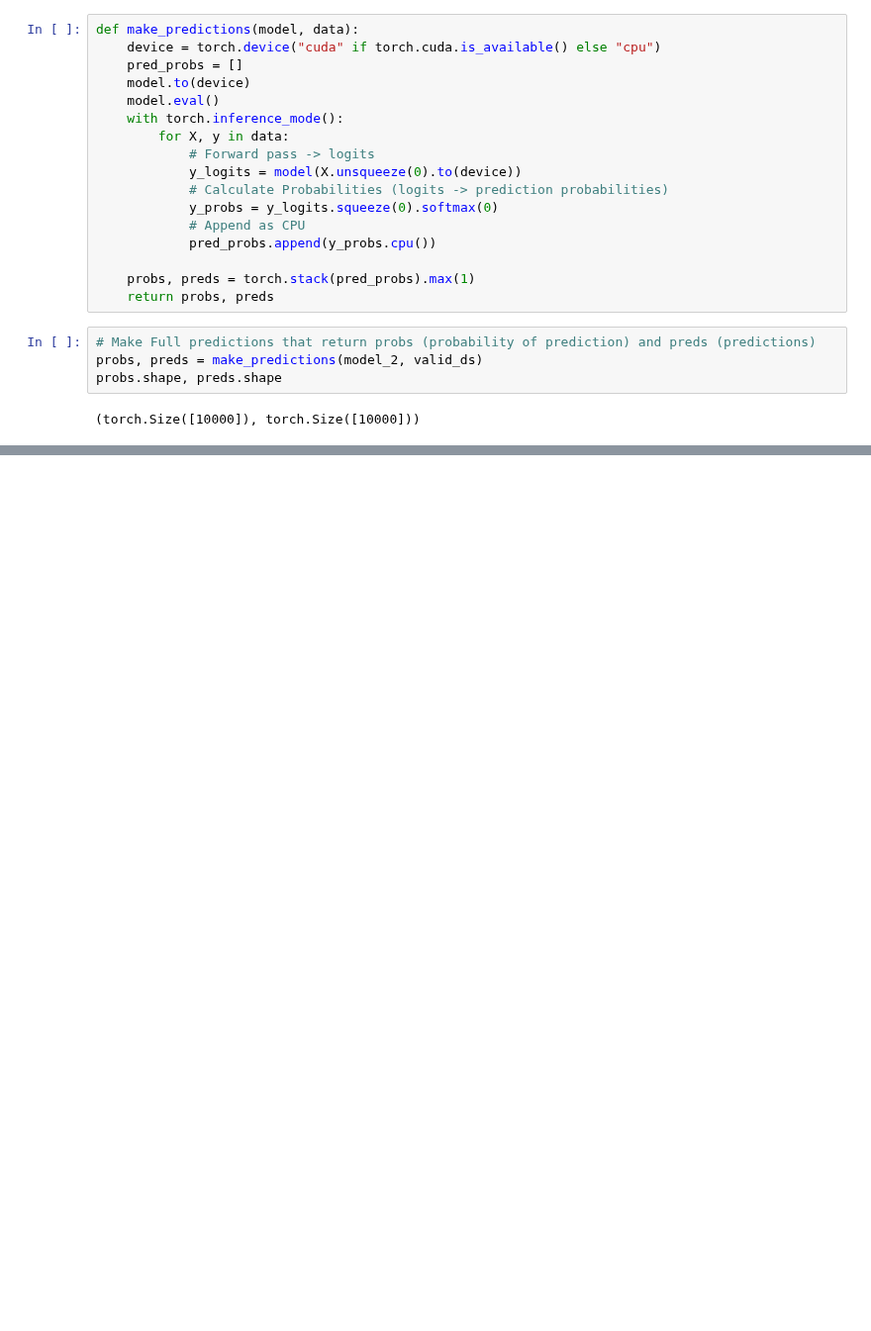
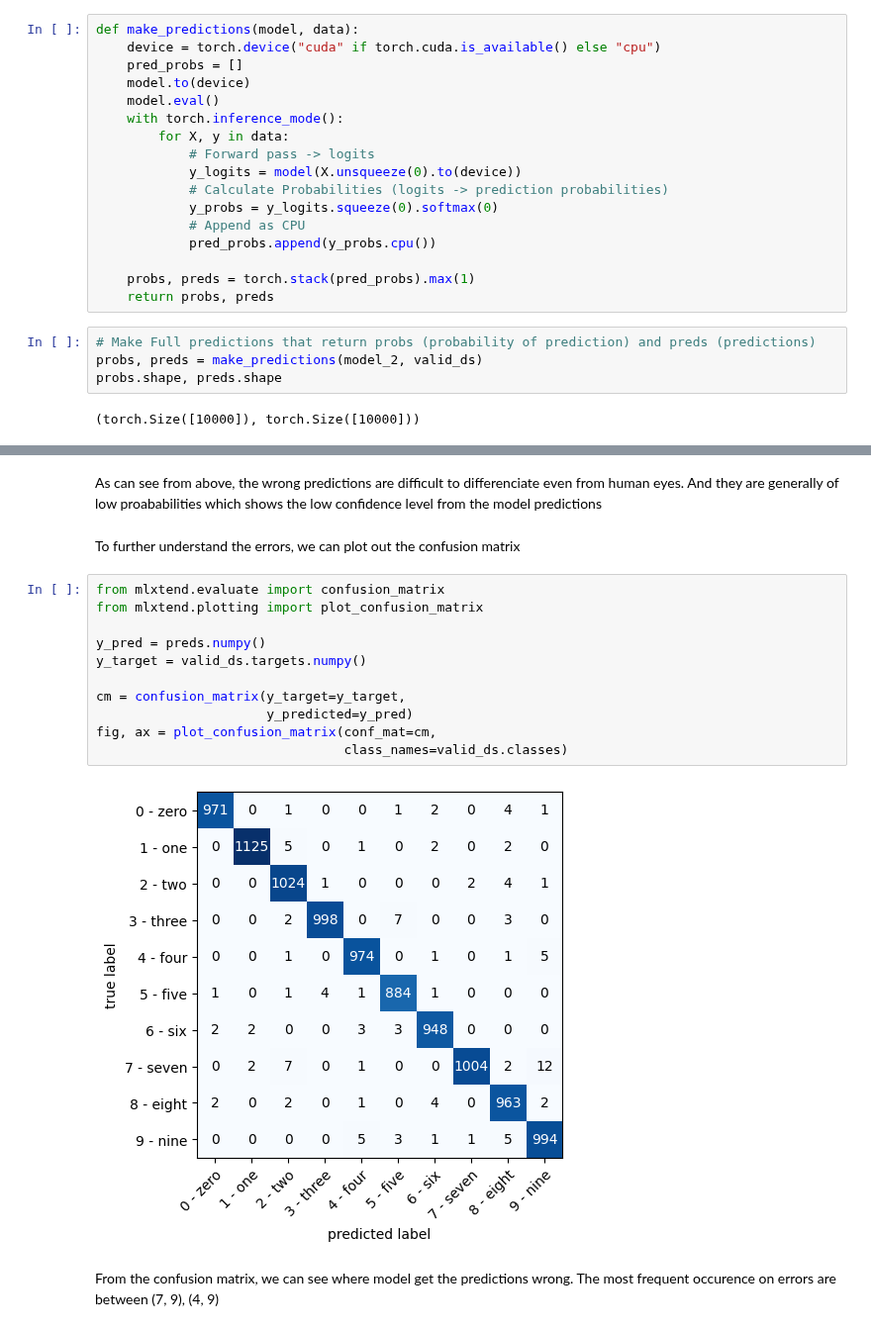
Before and after one commit to ronald-hk-chung/ssnotebook, a Jupyter notebook: computer-vision/nn_on_mnist.ipynb, the cells around one changed output, grey strips where cells are left out. Shown at 99% size. Drawn from its saved outputs; the diff is of its cells as text; blank space fills up the shorter version.

```diff
--- a/computer-vision/nn_on_mnist.ipynb
+++ b/computer-vision/nn_on_mnist.ipynb
@@ -853,0 +941,19 @@ probs.shape, preds.shape
+# %% [markdown]
+As can see from above, the wrong predictions are difficult to differenciate even from human eyes. And they are generally of low proababilities which shows the low confidence level from the model predictions
+# %% [markdown]
+To further understand the errors, we can plot out the confusion matrix
+# %%
+from mlxtend.evaluate import confusion_matrix
+from mlxtend.plotting import plot_confusion_matrix
+
+y_pred = preds.numpy()
+y_target = valid_ds.targets.numpy()
+
+cm = confusion_matrix(y_target=y_target,
+                      y_predicted=y_pred)
+fig, ax = plot_confusion_matrix(conf_mat=cm,
+                                class_names=valid_ds.classes)
+# %% [output]
+[figure, added]
+# %% [markdown]
+From the confusion matrix, we can see where model get the predictions wrong. The most frequent occurence on errors are between (7, 9), (4, 9)
```
Also changed, not shown: parts of 5 cells of this notebook.
